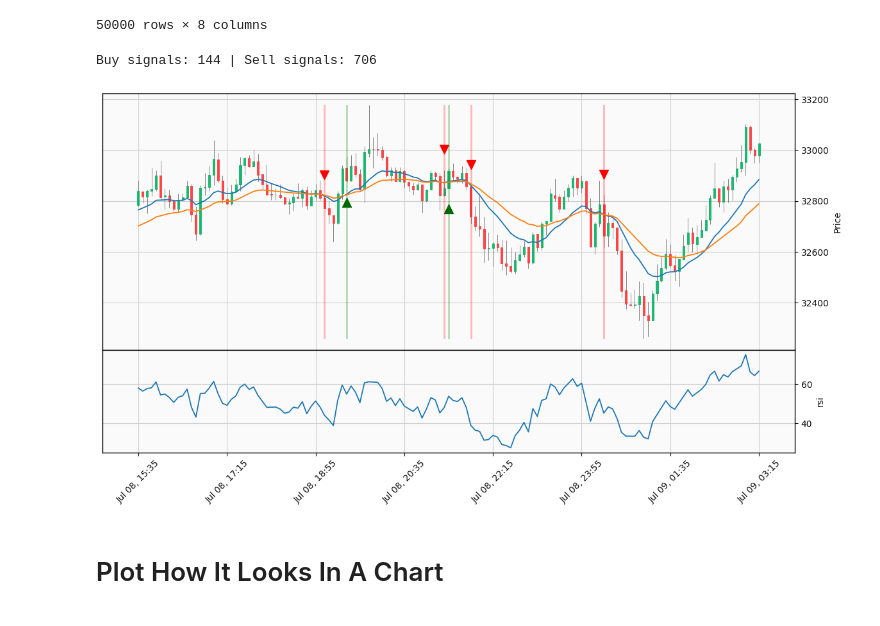
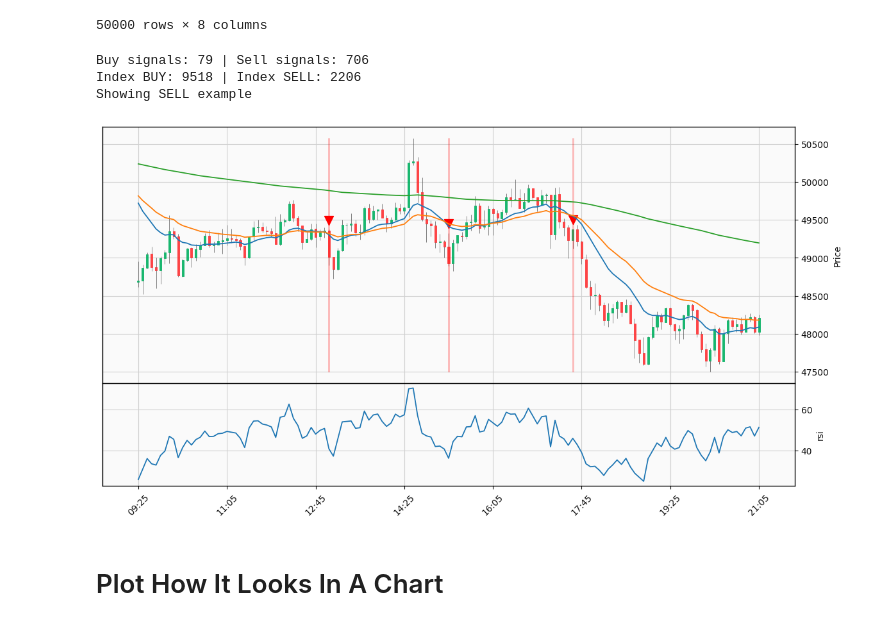
Before and after one commit to webclinic017/superft, a Jupyter notebook: notebooks/Strategy Builder.ipynb, the cells around one changed output. Saved outputs shown, nothing was run; the diff lists cells and outputs as text; code cells hidden in the pictures.

Commit message:
Plot: Fix no signal error

```diff
--- a/notebooks/Strategy Builder.ipynb
+++ b/notebooks/Strategy Builder.ipynb
@@ -25,6 +25,7 @@ import pandas as pd
 import numpy as np
 import mplfinance as mpf
 import pandas_ta as ta
+import random
 
 # Resolve CWD
 gc.collect()
@@ -62,7 +63,12 @@ PATH_STRATEGIES = PATH_PRESETS / ".strategy_files"
 
 # Define custom functions
 def get_random_index(dataframe: pd.DataFrame, loc_condition):
-    return df.loc[loc_condition].sample()["idx"][0]
+    if len_buy == 0: raise Exception("Zero BUY signals")
+    if len_sell == 0: raise Exception("Zero SELL signals")
+    idx = 0
+    while idx < 1000 or idx > len(dataframe) - 1000:
+        idx = df.loc[loc_condition].sample()["idx"][0]
+    return idx
 
 
 def get_middle(dataframe: pd.DataFrame, index: int, num_look: int) -> pd.DataFrame:
@@ -116,8 +122,10 @@ def plot(dataframe: pd.DataFrame, display_indicators: dict, length = 150):
         addplot.append(plot)
 
     # Add buy and sell markers
-    addplot.append(mpf.make_addplot(df["buy"], type='scatter', markersize=100, marker='^', color="darkgreen"))
-    addplot.append(mpf.make_addplot(df["sell"], type='scatter', markersize=100, marker='v', color="red"))
+    if len(df.loc[df["buy"] > 0]) > 0:
+        addplot.append(mpf.make_addplot(df["buy"], type='scatter', markersize=100, marker='^', color="green"))
+    if len(df.loc[df["sell"] > 0]) > 0:
+        addplot.append(mpf.make_addplot(df["sell"], type='scatter', markersize=100, marker='v', color="red"))
 
     # Add vline markers
     df.index = pd.to_datetime(df.index)
@@ -166,58 +174,64 @@ df_load
 # %%
 def populate_indicators(dataframe: pd.DataFrame) -> pd.DataFrame:
     """ Populate Freqtrade Indicators """
-    dataframe["ma_15"] = dataframe.ta.ema(15)
-    dataframe["ma_30"] = dataframe.ta.ema(30)
+    dataframe["ema_15"] = dataframe.ta.ema(15)
+    dataframe["ema_30"] = dataframe.ta.ema(30)
+    dataframe["ema_200"] = dataframe.ta.ema(200)
     dataframe["rsi"] = dataframe.ta.rsi()
     return dataframe
 
 
 def populate_buy_trend(dataframe: pd.DataFrame) -> pd.DataFrame:
     """ Generate BUY Signals"""
     conditions = [
-        qtpylib.crossed_above(dataframe['ma_15'], dataframe['ma_30']),
+        qtpylib.crossed_above(dataframe['ema_15'], dataframe['ema_30']),
+        dataframe["close"] > dataframe["ema_200"],
         dataframe["rsi"] < 55,
         dataframe['volume'] > 0,
     ]
 
     dataframe.loc[reduce(lambda x, y: x & y, conditions), 'buy'] = 1
     return dataframe
 
 
 def populate_sell_trend(dataframe: pd.DataFrame) -> pd.DataFrame:
     """ Generate SELL Signals"""
     conditions = [
-        qtpylib.crossed_below(dataframe['ma_15'], dataframe['ma_30']),
+        qtpylib.crossed_below(dataframe['ema_15'], dataframe['ema_30']),
         dataframe['volume'] > 0,
     ]
 
     dataframe.loc[reduce(lambda x, y: x & y, conditions), 'sell'] = 1
     return dataframe
 
 
-df = df_load.copy()
-df = populate_indicators(df)
-df = populate_buy_trend(df)
-df = populate_sell_trend(df)
-
-len_buy = len(df.loc[df["buy"] == 1])
-len_sell = len(df.loc[df["sell"] == 1])
+df = populate_sell_trend(populate_buy_trend(populate_indicators(df_load.copy())))
+look_len = 70
+len_buy, len_sell = len(df.loc[df["buy"] == 1]), len(df.loc[df["sell"] == 1])
 print(f"Buy signals: {len_buy} | Sell signals: {len_sell}")
 if len_buy == 0: raise Exception("Zero BUY signals")
 if len_sell == 0: raise Exception("Zero SELL signals")
+idx_buy, idx_sell = get_random_index(df, df["buy"] == 1), get_random_index(df, df["sell"] == 1)
+print(f"Index BUY: {idx_buy} | Index SELL: {idx_sell}")
+if random.randint(0, 1) == 0:
+    print("Showing SELL example")
+    df_middle = get_middle(df, idx_sell, look_len)
+else:
+    print("Showing BUY example")
+    df_middle = get_middle(df, idx_buy, look_len)
 
 display_indicators = {
-    "ma_15": 0,
-    "ma_30": 0,
+    "ema_15": 0,
+    "ema_30": 0,
+    "ema_200": 0,
     "rsi": 1,
 }
-
-buy = get_random_index(df, df["buy"] == 1)
-df_middle_buy = get_middle(df, buy, 70)
-plot(df_middle_buy, display_indicators)
+plot(df_middle, display_indicators)
 # %% [output]
-Buy signals: 144 | Sell signals: 706
+Buy signals: 79 | Sell signals: 706
+Index BUY: 9518 | Index SELL: 2206
+Showing SELL example
-[figure, old version]
+[figure, new version]
 # %% [markdown]
 # Plot How It Looks In A Chart
 # %%
```
Also changed, not shown: 1 other file.
